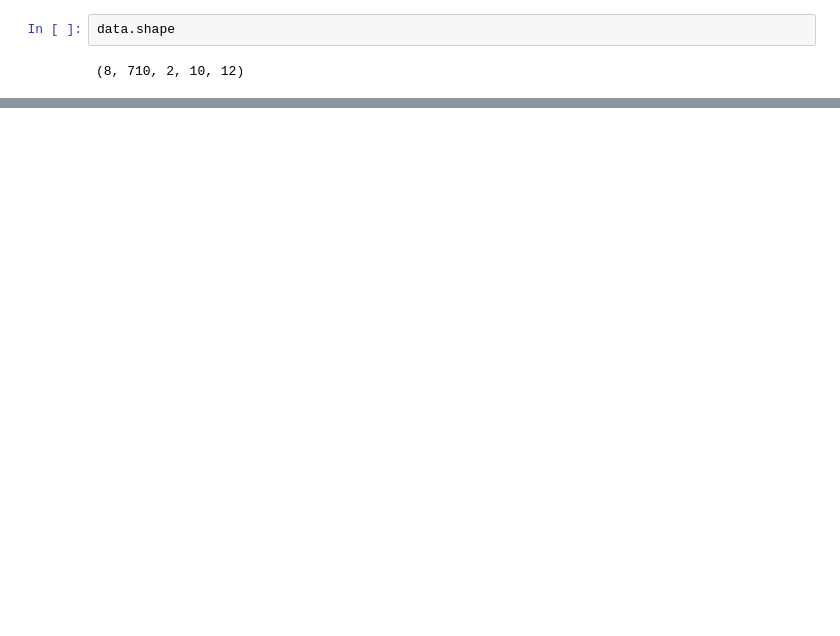
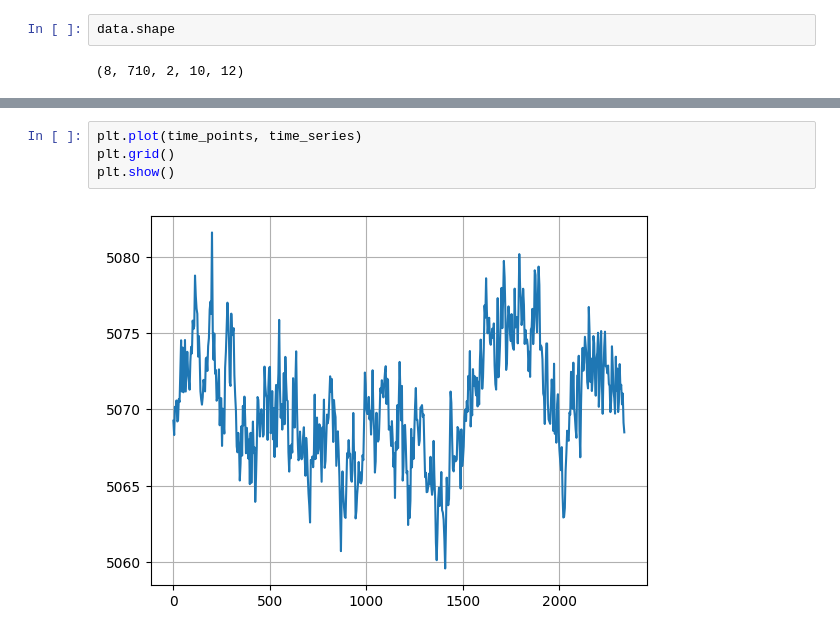
Before and after one commit to PatXue/SSVEP-Classifier, a Jupyter notebook: data-reading.ipynb, the cells around one changed output, grey strips where cells are left out. Drawn from its saved outputs; the diff is of its cells as text; blank space fills up the shorter version.

```diff
--- a/data-reading.ipynb
+++ b/data-reading.ipynb
@@ -32,3 +52,9 @@ time_series.shape
+# %%
+plt.plot(time_points, time_series)
+plt.grid()
+plt.show()
+# %% [output]
+[figure, added]
 # %%
 fig = plt.figure()
 
```
Also changed, not shown: parts of 5 cells of this notebook.
